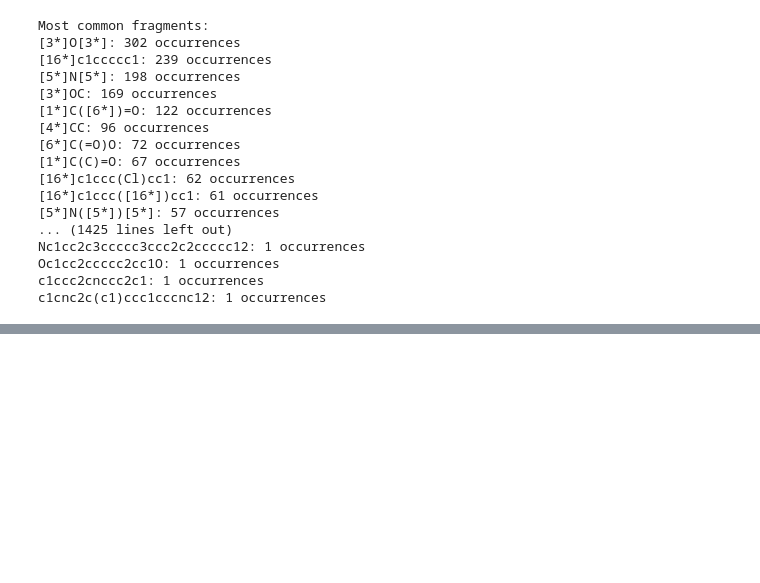
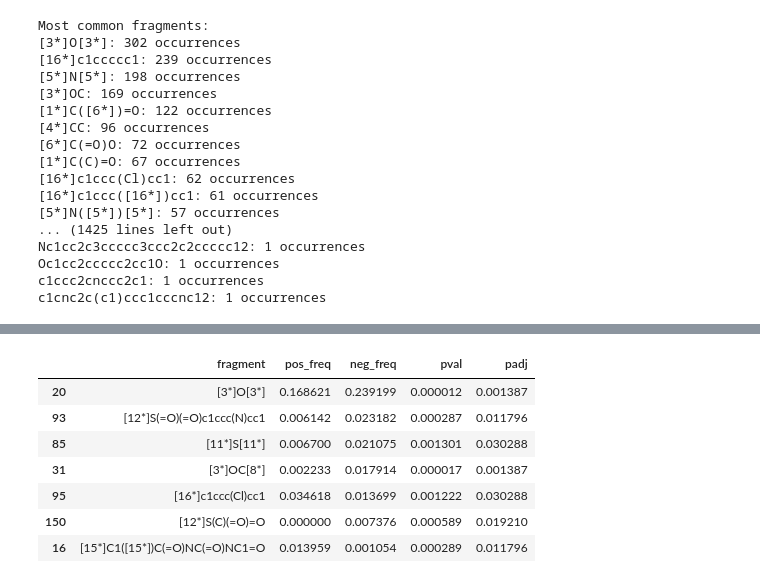
Before and after one commit to cbio3lab/GSESolver, a Jupyter notebook: SCRIPTS/correlacion_logS_intrinseco/most_common_fragments.ipynb, the cells around one changed output, grey strips where cells are left out. Saved outputs shown, nothing was run; the diff lists cells and outputs as text; code cells hidden in the pictures; blank space fills up the shorter version.

```diff
--- a/SCRIPTS/correlacion_logS_intrinseco/most_common_fragments.ipynb
+++ b/SCRIPTS/correlacion_logS_intrinseco/most_common_fragments.ipynb
@@ -109,0 +158,11 @@ c1cnc2c(c1)ccc1cccnc12: 1 occurrences
+# %%
+sig
+# %% [output]
+|  | fragment | pos_freq | neg_freq | pval | padj |
+| 20 | [3*]O[3*] | 0.168621 | 0.239199 | 0.000012 | 0.001387 |
+| 93 | [12*]S(=O)(=O)c1ccc(N)cc1 | 0.006142 | 0.023182 | 0.000287 | 0.011796 |
+| 85 | [11*]S[11*] | 0.006700 | 0.021075 | 0.001301 | 0.030288 |
+| 31 | [3*]OC[8*] | 0.002233 | 0.017914 | 0.000017 | 0.001387 |
+| 95 | [16*]c1ccc(Cl)cc1 | 0.034618 | 0.013699 | 0.001222 | 0.030288 |
+| 150 | [12*]S(C)(=O)=O | 0.000000 | 0.007376 | 0.000589 | 0.019210 |
+| 16 | [15*]C1([15*])C(=O)NC(=O)NC1=O | 0.013959 | 0.001054 | 0.000289 | 0.011796 |
```
Also changed, not shown: parts of 3 cells of this notebook, 2 other files.
